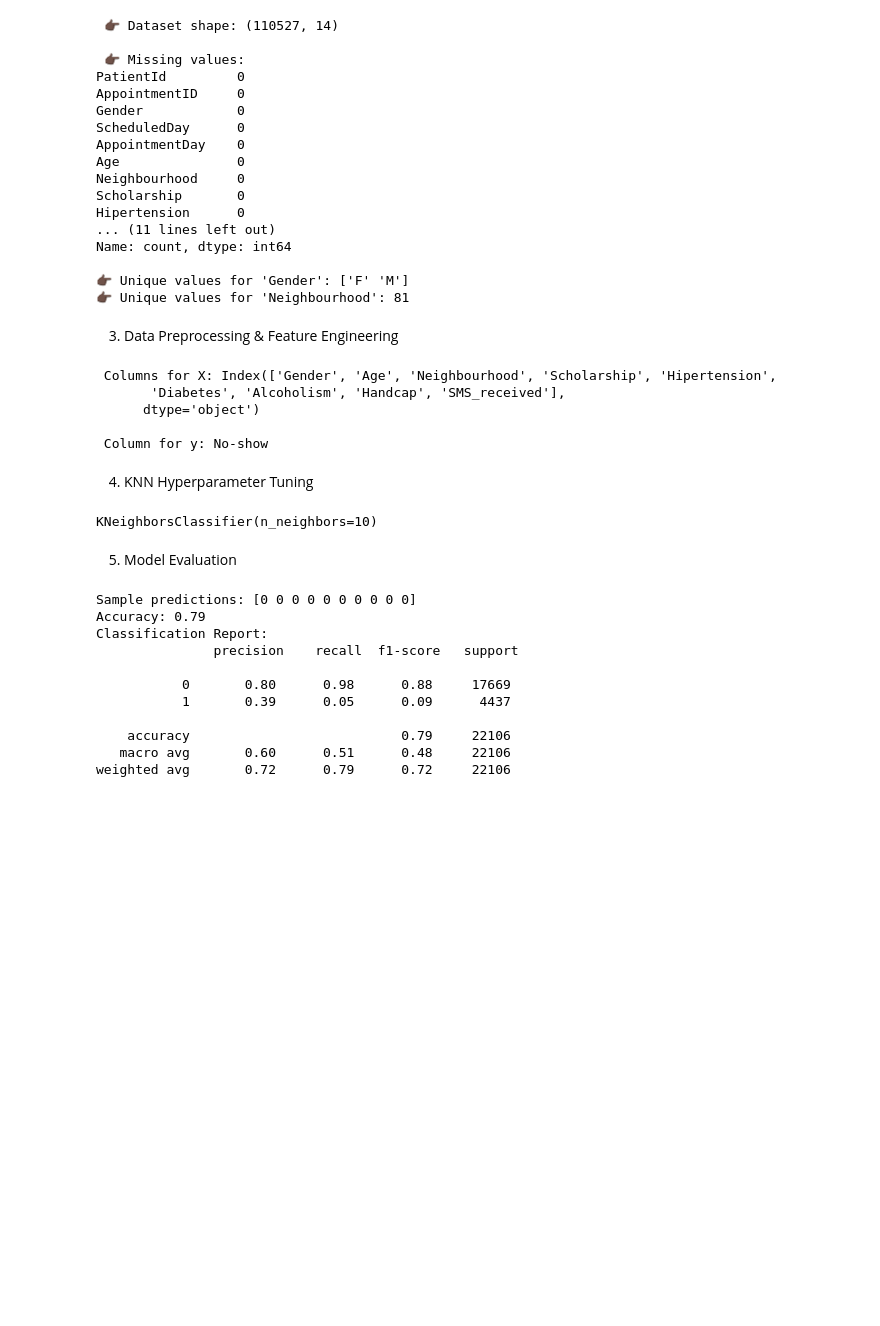
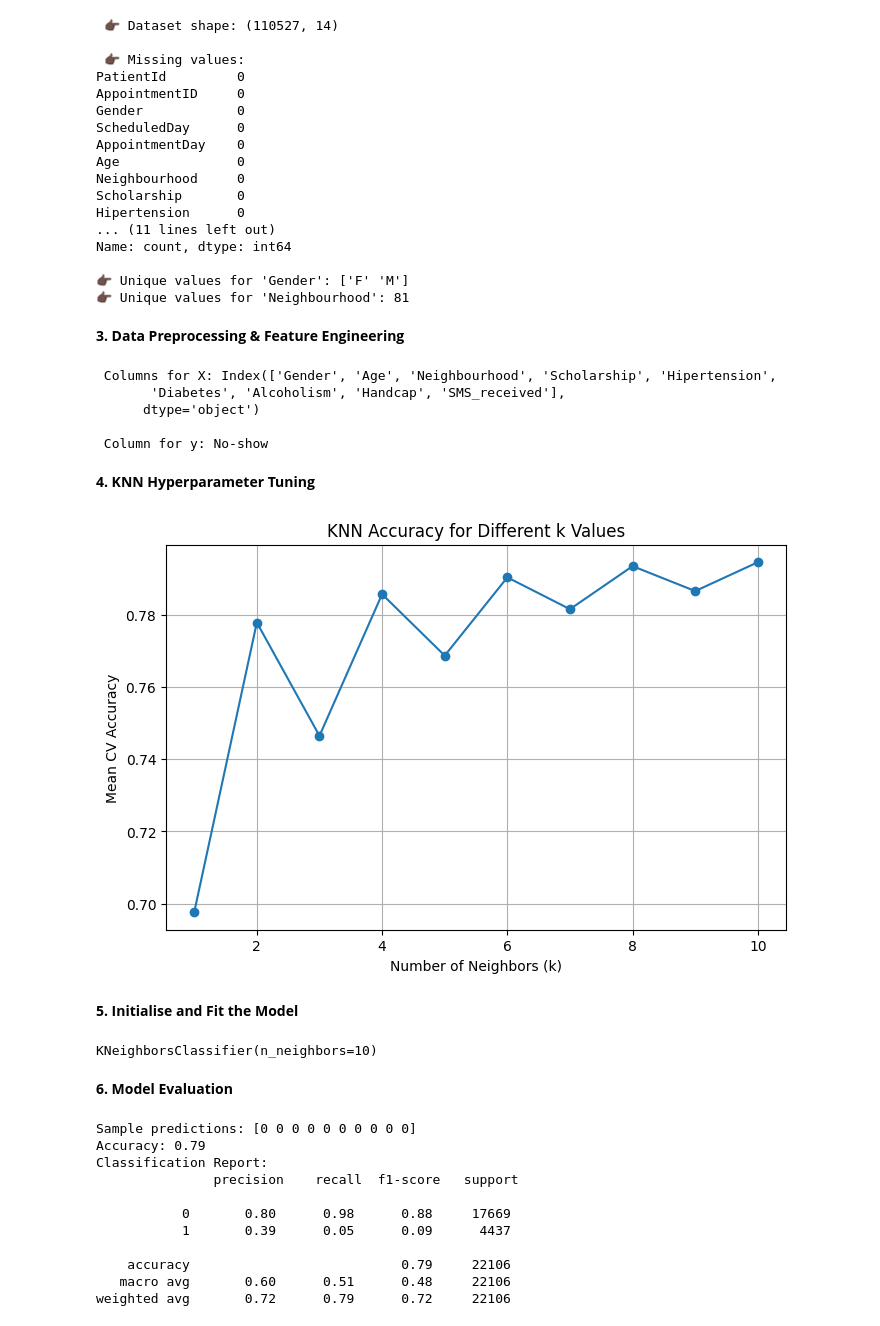
Before and after one commit to Alex-Njagi/machine-learning-code, a Jupyter notebook: medical_appointment_assignment.ipynb, the cells around one changed output. Cells and saved outputs as stored; diff of their text form; code cells hidden in the pictures; blank space fills up the shorter version.

```diff
--- a/medical_appointment_assignment.ipynb
+++ b/medical_appointment_assignment.ipynb
@@ -72,7 +72,7 @@ Name: count, dtype: int64
 👉🏿 Unique values for 'Gender': ['F' 'M']
 👉🏿 Unique values for 'Neighbourhood': 81
 # %% [markdown]
-3. Data Preprocessing & Feature Engineering
+**3. Data Preprocessing & Feature Engineering**
 # %%
 # Drop irrelevant features
 """ AppointmentID & PatientId are unique identifiers that have no predictive value while ScheduledDay & AppointmentDay are
@@ -102,32 +102,49 @@ X_train, X_test, y_train, y_test = train_test_split(X_scaled, y, test_size = 0.2
 
  Column for y: No-show
 # %% [markdown]
-4. KNN Hyperparameter Tuning
+**4. KNN Hyperparameter Tuning**
 # %%
 """
 Perform hyperparameter tuning using GridSearchCV for KNN to find the best number of neighbors (k). This is done by sampling
 25% of the training data to speed up the process.
 
 If k is too low, the model may overfit and be too sensitive to noise.
 If k is too high, the model may underfit and fail to capture local patterns.
 Therefore, we search for the optimal k value that balances bias and variance.
 """
 
-param_grid = {'n_neighbors': list(range(3, 11))}    # Define the parameter grid for KNN
+param_grid = {'n_neighbors': list(range(1, 11))}    # Define the parameter grid for KNN
 knn = KNeighborsClassifier()    # Initialize the KNN classifier
 grid = GridSearchCV(knn, param_grid, cv=3, scoring='accuracy')  # Perform grid search with cross-validation
 
 # Sample 25% of the training data
 X_train_sample, _, y_train_sample, _ = train_test_split(X_train, y_train, train_size=0.25, random_state=42)
 grid.fit(X_train_sample, y_train_sample)
 
-best_k = grid.best_params_['n_neighbors']   # Get the best number of neighbors from grid search
-model = KNeighborsClassifier(n_neighbors=best_k)    # Initialize the KNN model with the best number of neighbors
-model.fit(X_train, y_train)  # Full training set
+# Plot accuracy vs. k to visualize tuning results
+results = grid.cv_results_
+k_values = param_grid['n_neighbors']
+mean_scores = results['mean_test_score']
+
+plt.figure(figsize=(8, 5))
+plt.plot(k_values, mean_scores, marker='o')
+plt.title("KNN Accuracy for Different k Values")
+plt.xlabel("Number of Neighbors (k)")
+plt.ylabel("Mean CV Accuracy")
+plt.grid(True)
+plt.show()
 # %% [output]
-KNeighborsClassifier(n_neighbors=10)
+[figure, added]
+# %% [markdown]
+**5. Initialise and Fit the Model**
+# %%
+best_k = grid.best_params_['n_neighbors']   # Get the best number of neighbors from grid search
+model = KNeighborsClassifier(n_neighbors = best_k)    # Initialize the KNN model with the best number of neighbors
+model.fit(X_train, y_train)  # Full training set
+# %% [output]
+KNeighborsClassifier(n_neighbors=10)
 # %% [markdown]
-5. Model Evaluation
+**6. Model Evaluation**
 # %%
 # Generate predictions
 y_pred = model.predict(X_test)
```
Also changed, not shown: parts of 3 cells of this notebook.
